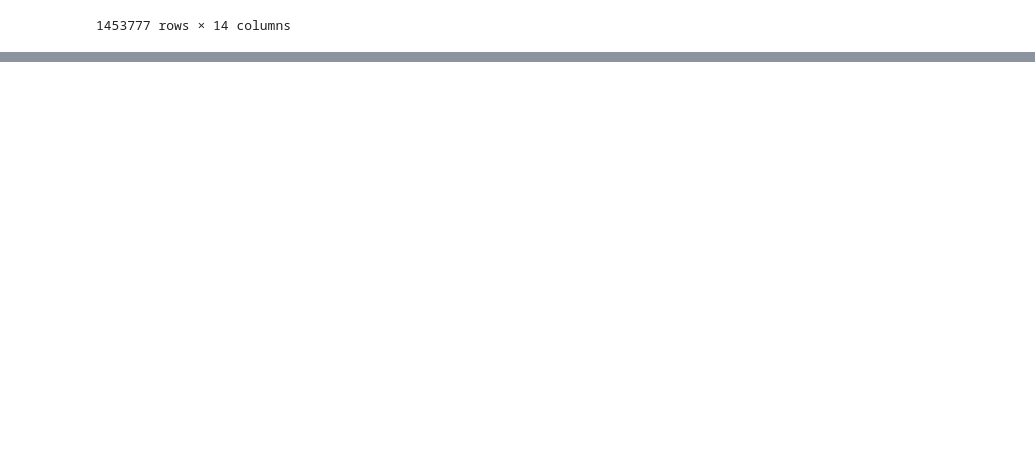
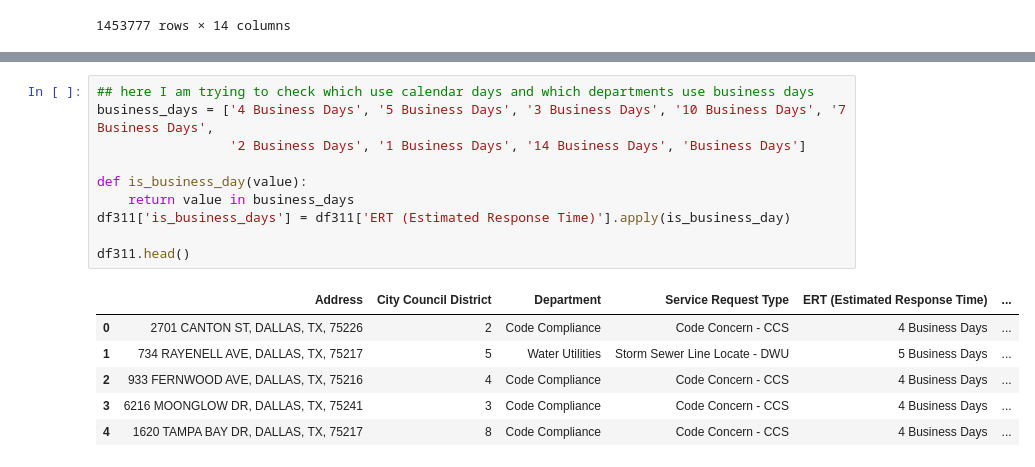
Before and after one commit to PranavShidlaghatta/Urban_Echo, a Jupyter notebook: cleaning.ipynb, the cells around one changed output, grey strips where cells are left out. Cells and saved outputs as stored; diff of their text form; blank space fills up the shorter version.

```diff
--- a/cleaning.ipynb
+++ b/cleaning.ipynb
@@ -138,0 +171,17 @@ df311
+# %%
+## here I am trying to check which use calendar days and which departments use business days
+business_days = ['4 Business Days', '5 Business Days', '3 Business Days', '10 Business Days', '7 Business Days',
+                 '2 Business Days', '1 Business Days', '14 Business Days', 'Business Days']
+
+def is_business_day(value):
+    return value in business_days
+df311['is_business_days'] = df311['ERT (Estimated Response Time)'].apply(is_business_day)
+
+df311.head()
+# %% [output]
+|  | Address | City Council District | Department | Service Request Type | ERT (Estimated Response Time) | ... |
+| 0 | 2701 CANTON ST, DALLAS, TX, 75226 | 2 | Code Compliance | Code Concern - CCS | 4 Business Days | ... |
+| 1 | 734 RAYENELL AVE, DALLAS, TX, 75217 | 5 | Water Utilities | Storm Sewer Line Locate - DWU | 5 Business Days | ... |
+| 2 | 933 FERNWOOD AVE, DALLAS, TX, 75216 | 4 | Code Compliance | Code Concern - CCS | 4 Business Days | ... |
+| 3 | 6216 MOONGLOW DR, DALLAS, TX, 75241 | 3 | Code Compliance | Code Concern - CCS | 4 Business Days | ... |
+| 4 | 1620 TAMPA BAY DR, DALLAS, TX, 75217 | 8 | Code Compliance | Code Concern - CCS | 4 Business Days | ... |
```
Also changed, not shown: parts of 11 cells of this notebook.
